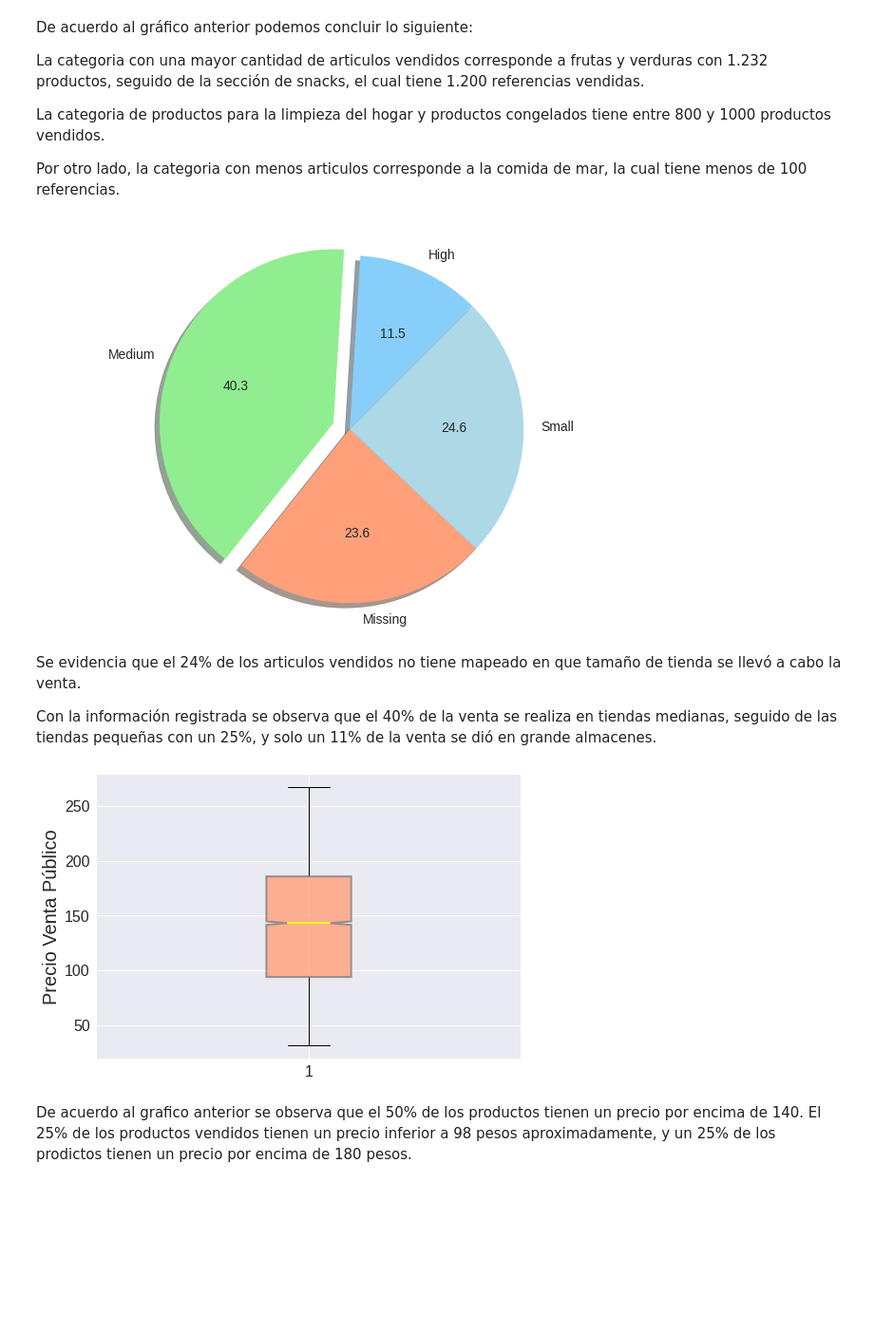
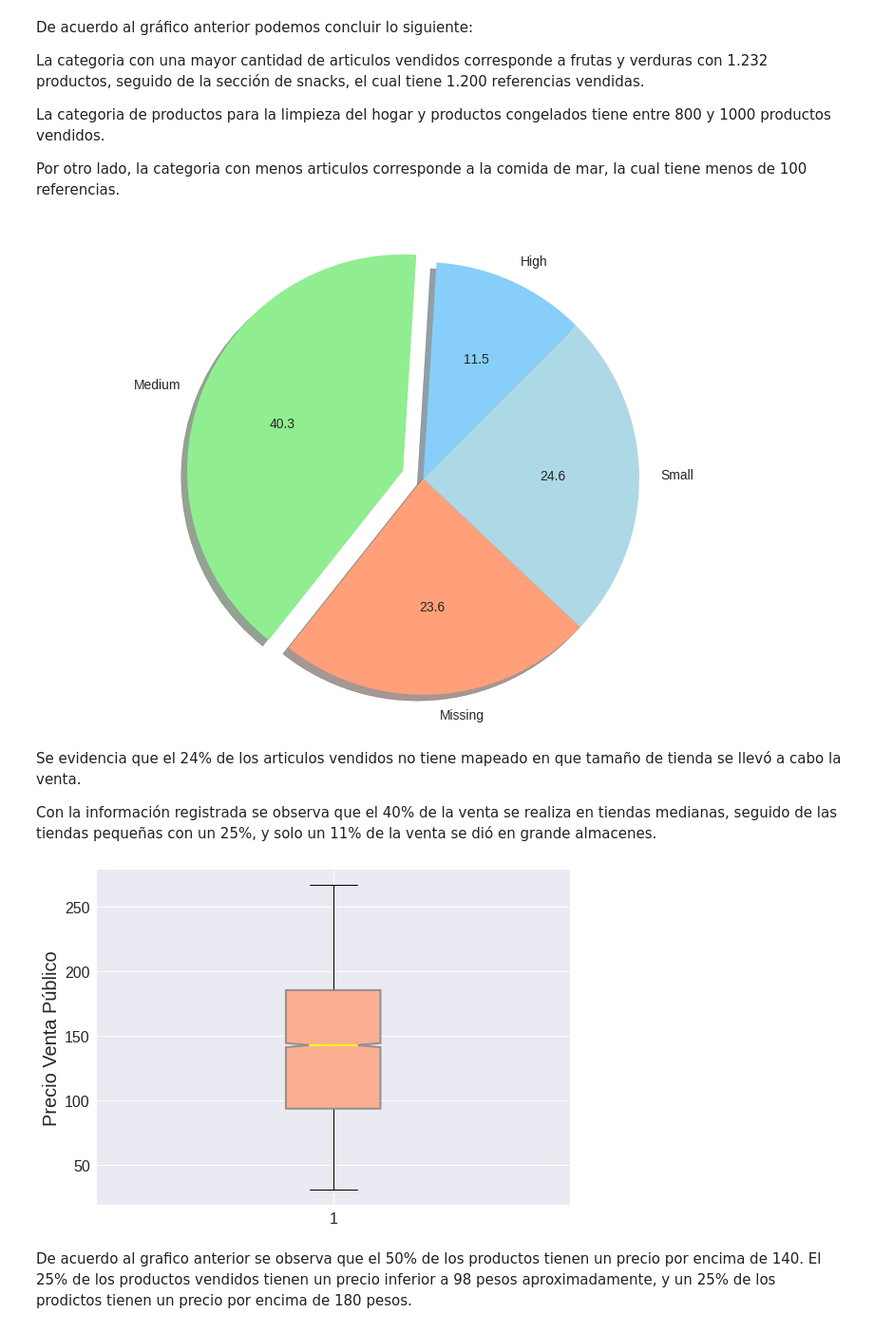
Before and after one commit to alejagaco/sales_predictions, a Jupyter notebook: Sales_Predictions.ipynb, the cells around one changed output. Shown at 95% size. Saved outputs shown, nothing was run; the diff lists cells and outputs as text; code cells hidden in the pictures; blank space fills up the shorter version.

```diff
--- a/Sales_Predictions.ipynb
+++ b/Sales_Predictions.ipynb
@@ -373,10 +376,10 @@ def absolute_value(val):
 
 ax.pie(venta, labels=tienda, explode=explotar, shadow=True, startangle=45, autopct=absolute_value, colors= colores)
 ax.axis("equal") ;
-
+fig.tight_layout();
 plt.show();
 # %% [output]
-[figure, old version]
+[figure, new version]
 # %% [markdown]
 Se evidencia que el 24% de los articulos vendidos no tiene mapeado en que tamaño de tienda se llevó a cabo la venta.
 
@@ -384,13 +387,14 @@ Con la información registrada se observa que el 40% de la venta se realiza en t
 # %%
 plt.boxplot(df['Item_MRP'],notch=True,widths=0.2,
             patch_artist=True,medianprops=dict(linestyle='-',linewidth=2,color='yellow'),
             boxprops=dict(linestyle='--',linewidth=2,color='grey',facecolor='lightsalmon',alpha=0.8));
 
 plt.xticks(fontsize=16);
 plt.yticks(fontsize=16);
 plt.ylabel('Precio Venta Público',fontsize=20);
+plt.tight_layout();
 # %% [output]
-[figure, old version]
+[figure, new version]
 # %% [markdown]
 De acuerdo al grafico anterior se observa que el 50% de los productos tienen un precio por encima de 140. El 25% de los productos vendidos tienen un precio inferior a 98 pesos aproximadamente, y un 25% de los prodictos tienen un precio por encima de 180 pesos.
 # %%
```
Also changed, not shown: parts of 3 cells of this notebook.
